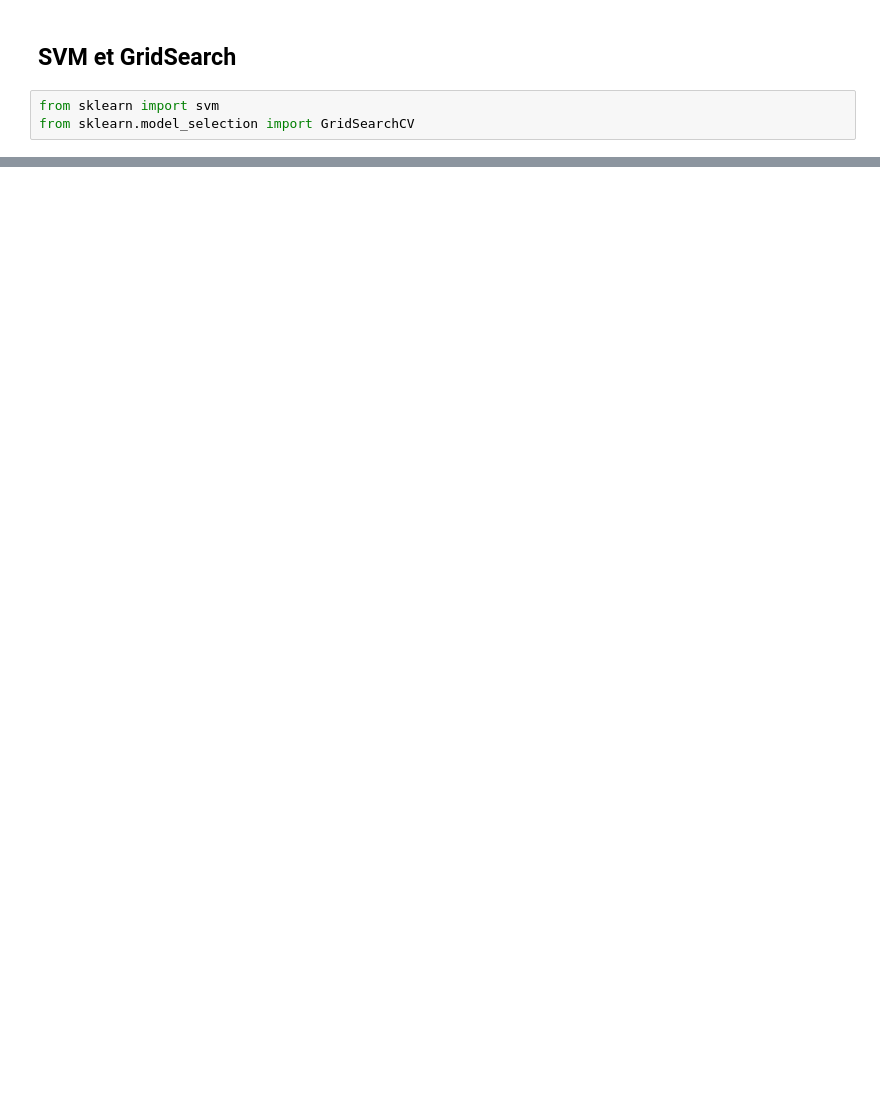
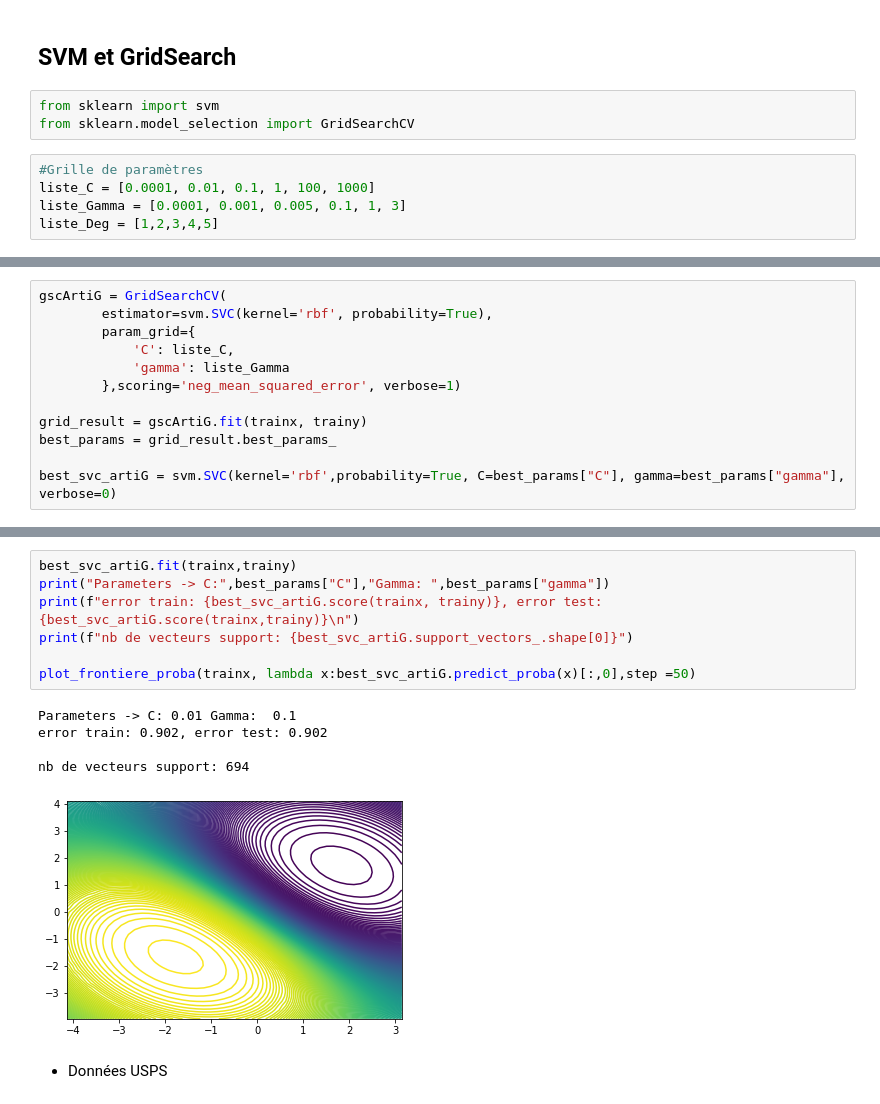
Before and after one commit to ghadaFerjani97/ML, a Jupyter notebook: tme4.ipynb, the cells around one changed output, grey strips where cells are left out. Saved outputs shown, nothing was run; the diff lists cells and outputs as text; blank space fills up the shorter version.

Commit message:
grid search + vect supports SVM

```diff
--- a/tme4.ipynb
+++ b/tme4.ipynb
@@ -116,4 +121,9 @@ error train: 1.0, error test: 0.9971181556195965
 # %%
 from sklearn import svm
 from sklearn.model_selection import GridSearchCV
+# %%
+#Grille de paramètres
+liste_C = [0.0001, 0.01, 0.1, 1, 100, 1000]
+liste_Gamma = [0.0001, 0.001, 0.005, 0.1, 1, 3]
+liste_Deg = [1,2,3,4,5]
 # %% [markdown]
@@ -120,0 +168,12 @@ from sklearn.model_selection import GridSearchCV
+# %%
+gscArtiG = GridSearchCV(
+        estimator=svm.SVC(kernel='rbf', probability=True),
+        param_grid={
+            'C': liste_C,
+            'gamma': liste_Gamma
+        },scoring='neg_mean_squared_error', verbose=1)
+
+grid_result = gscArtiG.fit(trainx, trainy)
+best_params = grid_result.best_params_
+
+best_svc_artiG = svm.SVC(kernel='rbf',probability=True, C=best_params["C"], gamma=best_params["gamma"], verbose=0)
@@ -120,0 +184,15 @@ from sklearn.model_selection import GridSearchCV
+# %%
+best_svc_artiG.fit(trainx,trainy)
+print("Parameters -> C:",best_params["C"],"Gamma: ",best_params["gamma"])
+print(f"error train: {best_svc_artiG.score(trainx, trainy)}, error test: {best_svc_artiG.score(trainx,trainy)}\n")
+print(f"nb de vecteurs support: {best_svc_artiG.support_vectors_.shape[0]}")
+
+plot_frontiere_proba(trainx, lambda x:best_svc_artiG.predict_proba(x)[:,0],step =50)
+# %% [output]
+Parameters -> C: 0.01 Gamma:  0.1
+error train: 0.902, error test: 0.902
+
+nb de vecteurs support: 694
+[figure, added]
+# %% [markdown]
+- Données USPS
```
Also changed, not shown: parts of 28 cells of this notebook, 1 other file.
